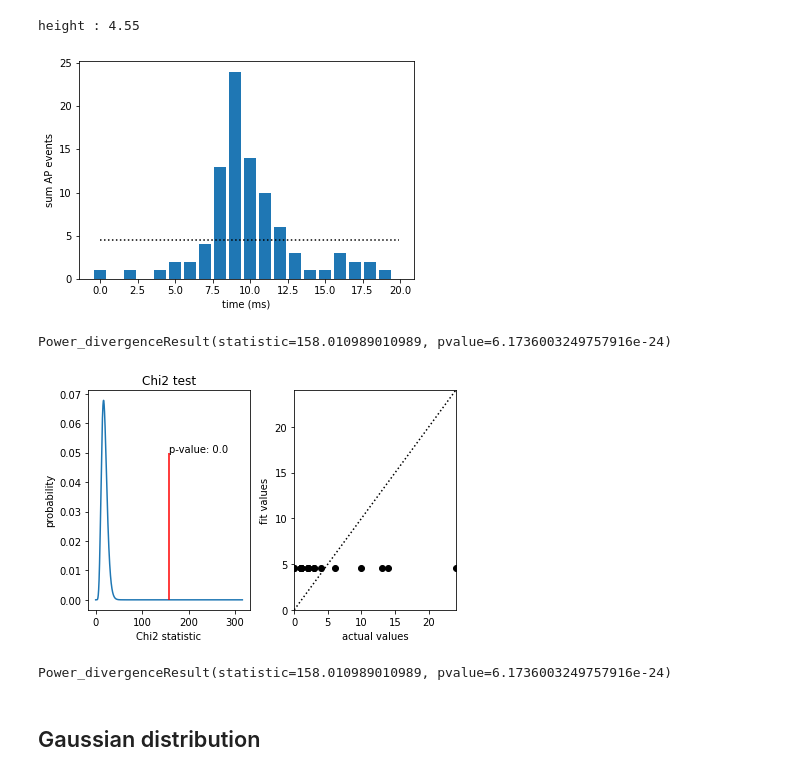
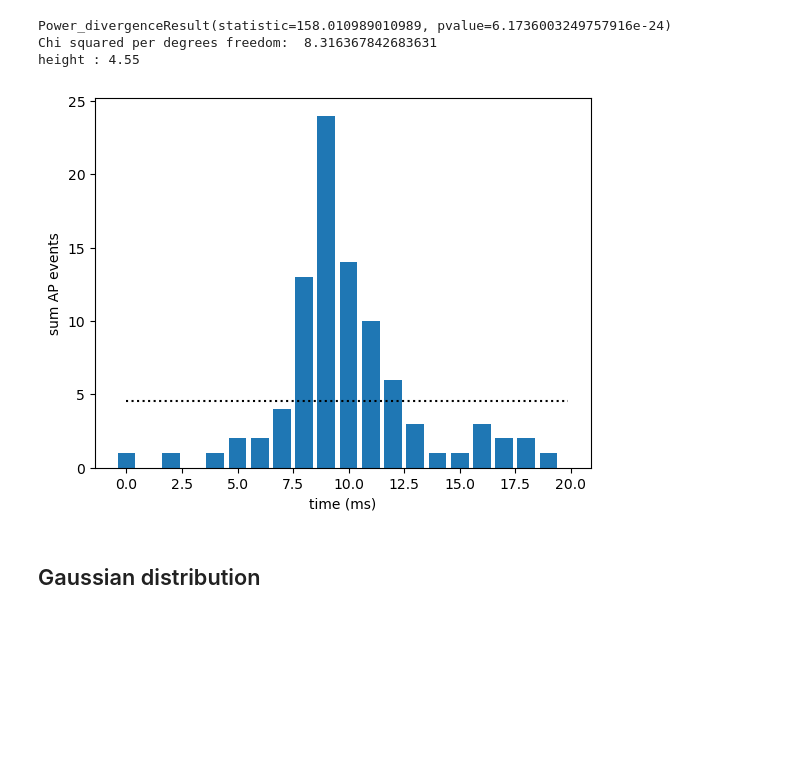
Before and after one commit to feldheimlab/auditoryAnalysis, a Jupyter notebook: scratch/3-0 - model fits.ipynb, the cells around one changed output. Saved outputs shown, nothing was run; the diff lists cells and outputs as text; code cells hidden in the pictures; blank space fills up the shorter version.

Commit message:
distributions made as class functions, removed unnecessary scripts, organized folders

```diff
--- a/scratch/3-0 - model fits.ipynb
+++ b/scratch/3-0 - model fits.ipynb
@@ -39,51 +40,58 @@ def chiSquaredTest(data, modelfit, plot=True):
         plt.tight_layout()
         plt.show()
     return chiresults
-# %%
-def uniform(height, X):
-    return height*np.ones_like(X)
-
-def uniformParams(data, X):
-    height = np.mean(data)
-    return height
-
-def fitUniform(data, X):
-    '''
-    Returns (height, xmean, xsd)
-    '''
-    params =  uniformParams(data, X)
-    error_function = lambda p: np.ravel(uniform(*p, X) - data)
-    p, success = optimize.leastsq(error_function, params)
-
-    return p
 # %%
+class fit_uniform():
+    def __init__(self, data, X, init_params=None, verbose=False, plot=False):
+        '''
+        fit uniform distribution of binned data
+        '''
+        self.data = data
+        self.X = X
+        self.init_params = init_params
+        self.verbose=verbose
+        self.plot=plot
+
+        if self.init_params == None:
+            self.init_params =  self.uniform_params(self.data, self.X)
+
+        error_function = lambda p: np.ravel(uniform(*p, self.X) - self.data)
+        self.params, self.success = optimize.leastsq(error_function, self.init_params)
+        self.chiresults = chiSquaredTest(self.data, self.uniform(*self.params, bins), self.params, plot=False)
+
+    def uniform(self, height, X):
+        return height*np.ones_like(X)
+
+    def uniform_params(self, data, X):
+        height = np.mean(data)
+        return height
+
+    def predict(self, x_new):
+        return uniform(*self.params, x_new)
+
 data = np.array([1,0,1,0,1,2,2,4,13,24,14,10,6,3,1,1,3,2,2,1])
 bins = np.arange(0,data.shape[0],1)
 interp = np.arange(0,data.shape[0],.1)
 
 #data
-p = fitUniform(data, bins)
-fit = uniform(*p, bins)
+model = fit_uniform(data, bins)
 
 #print the fit parameters
 param_labels = ['height']
 for i, label in enumerate(param_labels):
-    print(label, ':', np.round(p[i], 4))
+    print(label, ':', np.round(model.params[i], 4))
 
 #graph the data
 plt.bar(bins, data)
 plt.xlabel('time (ms)')
 plt.ylabel('sum AP events')
 
-plt.plot(interp, uniform(*p, interp), linestyle=':', c='black')
+plt.plot(interp, model.predict(interp), linestyle=':', c='black')
 plt.show()
-
-chiSquaredTest(data, uniform(*p, bins))
 # %% [output]
+Power_divergenceResult(statistic=158.010989010989, pvalue=6.1736003249757916e-24)
+Chi squared per degrees freedom:  8.316367842683631
 height : 4.55
-[figure, old version]
+[figure, new version]
-Power_divergenceResult(statistic=158.010989010989, pvalue=6.1736003249757916e-24)
-[figure, removed]
-Power_divergenceResult(statistic=158.010989010989, pvalue=6.1736003249757916e-24)
 # %% [markdown]
 ## Gaussian distribution
```
Also changed, not shown: parts of 9 cells of this notebook, 9 other files.
